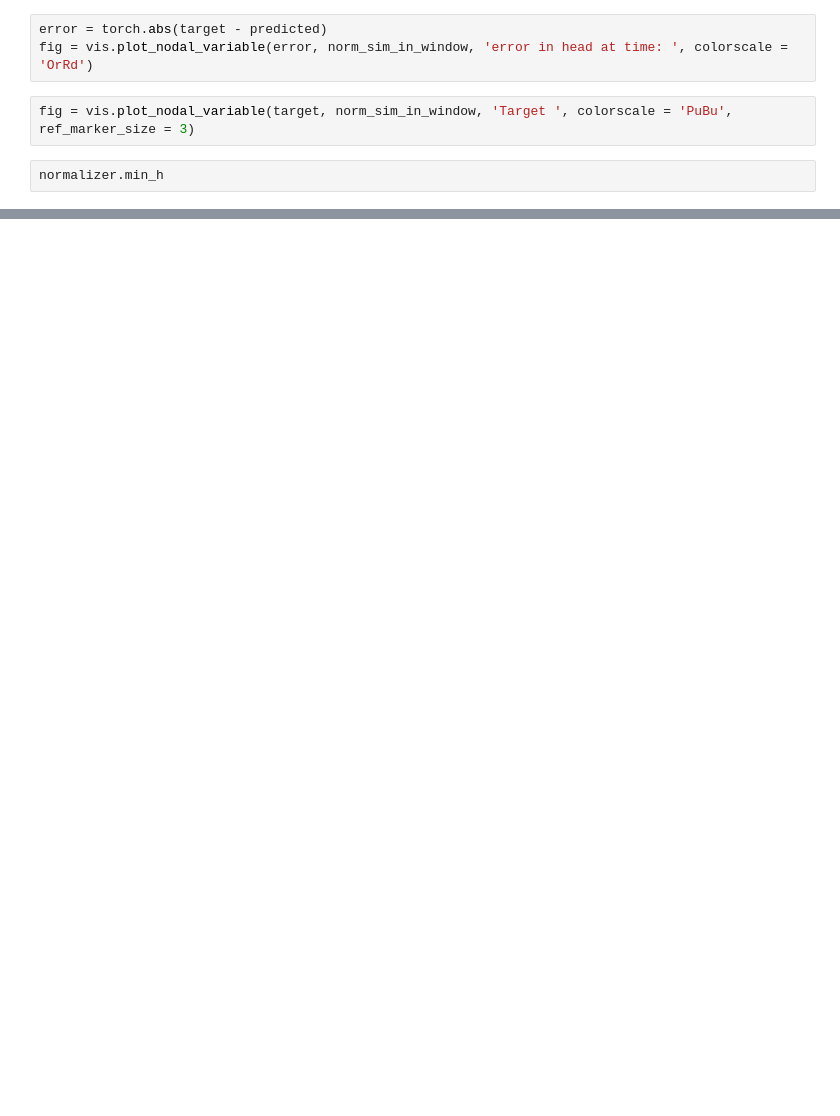
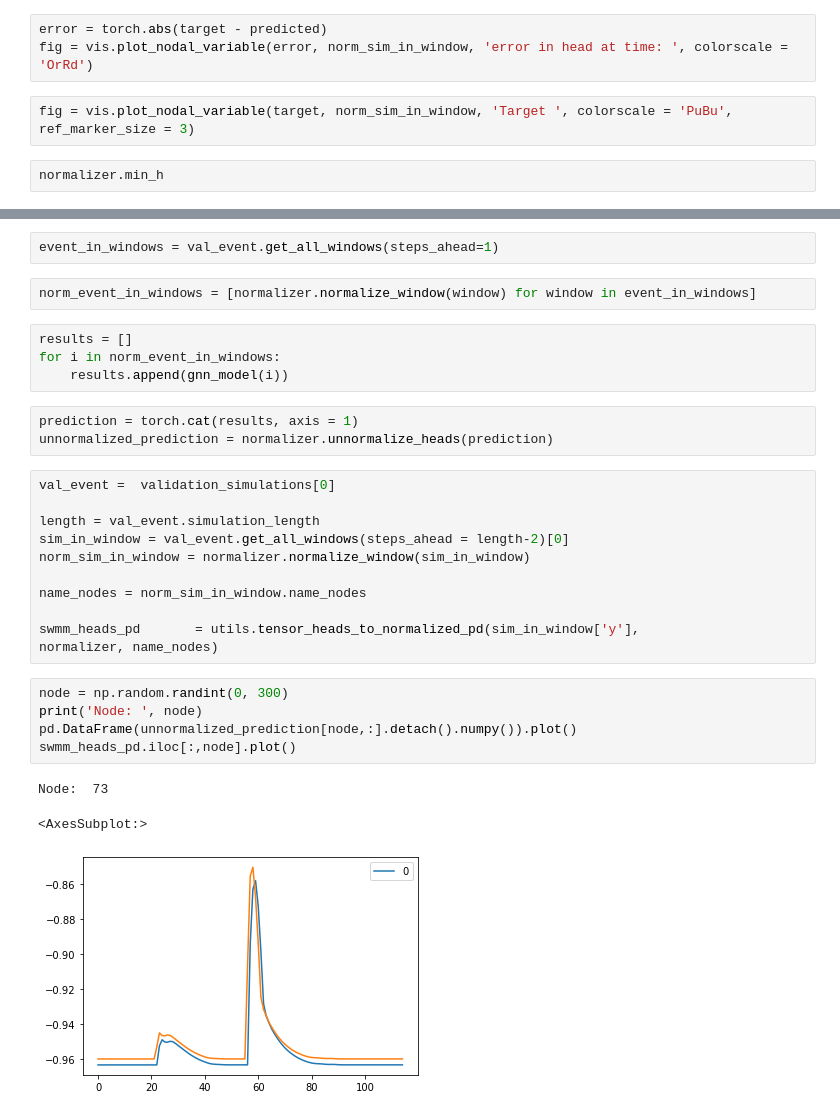
Before and after one commit to alextremo0205/SWMM_Hybrid_approach, a Jupyter notebook: UDS_Emulator.ipynb, the cells around one changed output, grey strips where cells are left out. Drawn from its saved outputs; the diff is of its cells as text; blank space fills up the shorter version.

```diff
--- a/UDS_Emulator.ipynb
+++ b/UDS_Emulator.ipynb
@@ -179,0 +184,30 @@ normalizer.min_h
+# %%
+event_in_windows = val_event.get_all_windows(steps_ahead=1)
+# %%
+norm_event_in_windows = [normalizer.normalize_window(window) for window in event_in_windows]
+# %%
+results = []
+for i in norm_event_in_windows:
+    results.append(gnn_model(i))
+# %%
+prediction = torch.cat(results, axis = 1)
+unnormalized_prediction = normalizer.unnormalize_heads(prediction)
+# %%
+val_event =  validation_simulations[0]
+
+length = val_event.simulation_length
+sim_in_window = val_event.get_all_windows(steps_ahead = length-2)[0]
+norm_sim_in_window = normalizer.normalize_window(sim_in_window)
+
+name_nodes = norm_sim_in_window.name_nodes
+
+swmm_heads_pd       = utils.tensor_heads_to_normalized_pd(sim_in_window['y'],             normalizer, name_nodes)
+# %%
+node = np.random.randint(0, 300)
+print('Node: ', node)
+pd.DataFrame(unnormalized_prediction[node,:].detach().numpy()).plot()
+swmm_heads_pd.iloc[:,node].plot()
+# %% [output]
+Node:  73
+<AxesSubplot:>
+[figure, added]
```
Also changed, not shown: parts of 7 cells of this notebook, 8 other files.
